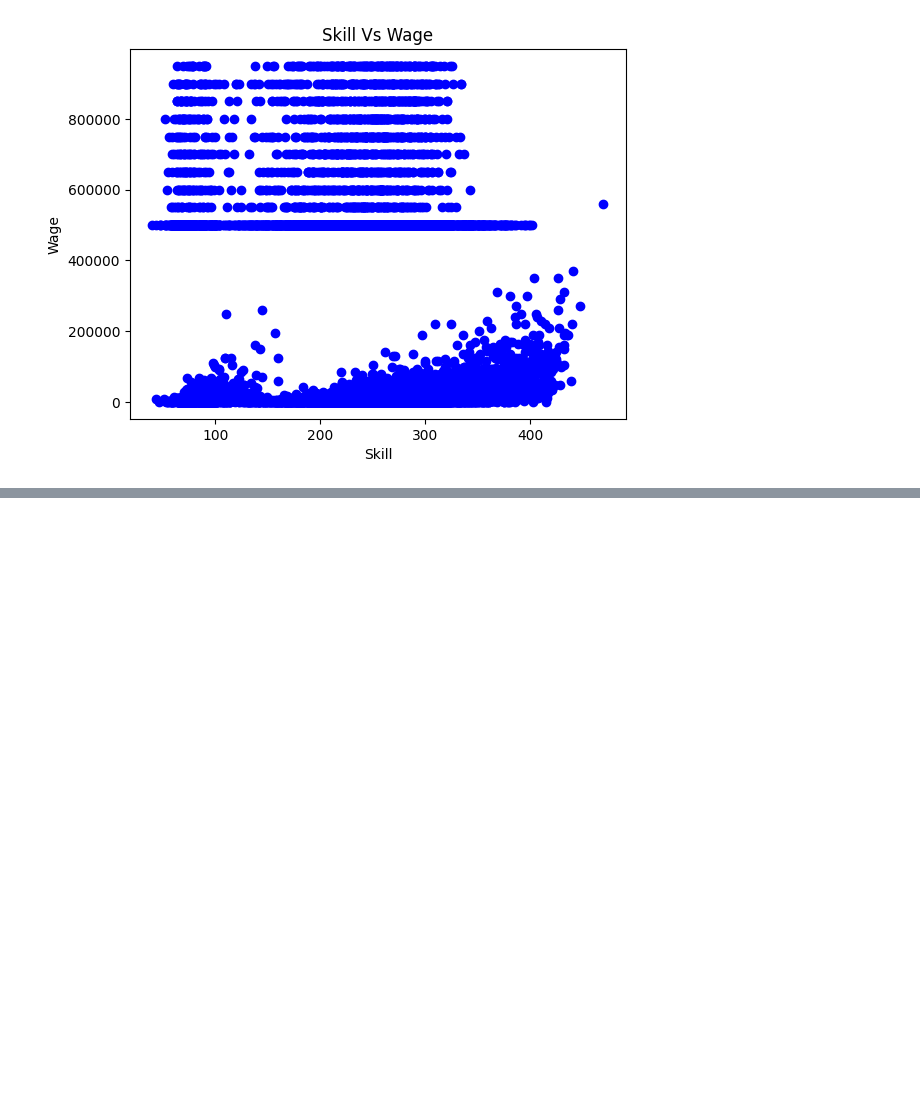
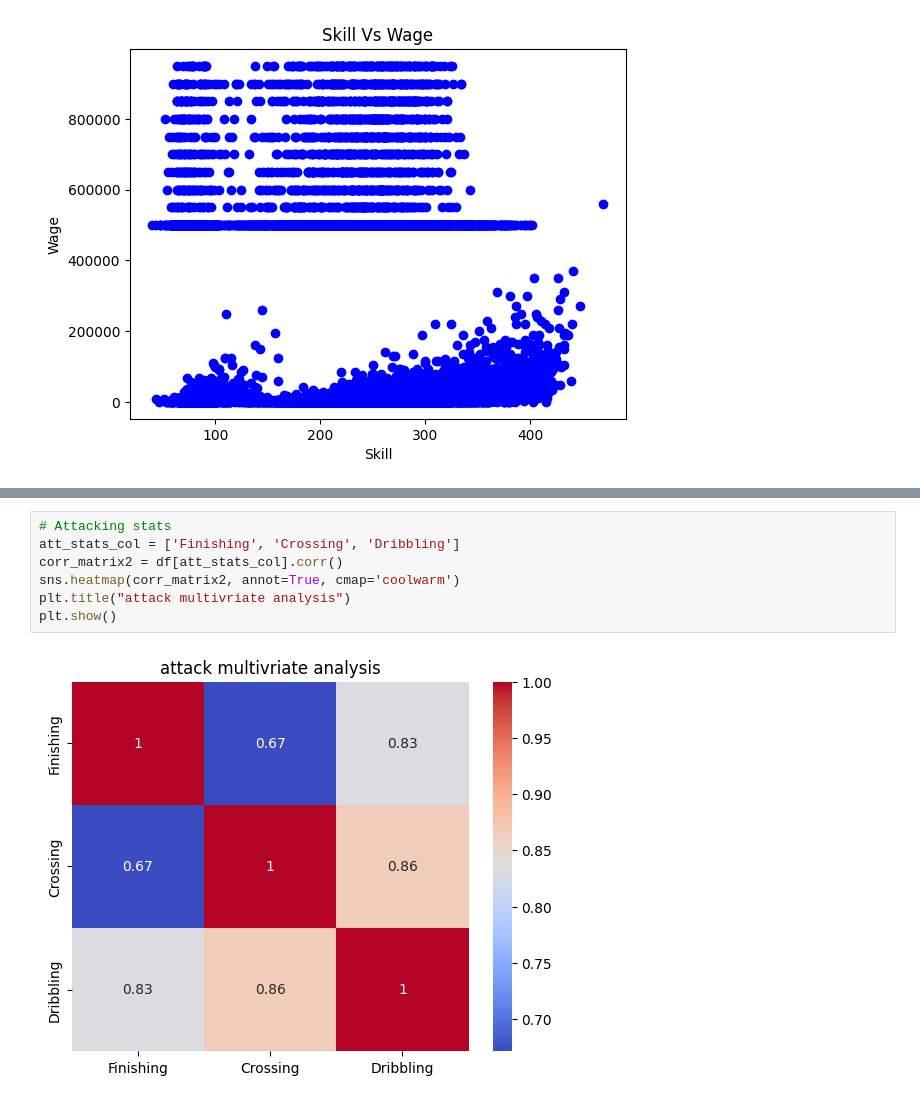
Before and after one commit to ayoub22222222/Data_Cleaning_project, a Jupyter notebook: notebook/fifa21_EDA.ipynb, the cells around one changed output, grey strips where cells are left out. Drawn from its saved outputs; the diff is of its cells as text; blank space fills up the shorter version.

```diff
--- a/notebook/fifa21_EDA.ipynb
+++ b/notebook/fifa21_EDA.ipynb
@@ -452,0 +466,9 @@ plt.show()
+# %%
+# Attacking stats
+att_stats_col = ['Finishing', 'Crossing', 'Dribbling']
+corr_matrix2 = df[att_stats_col].corr()
+sns.heatmap(corr_matrix2, annot=True, cmap='coolwarm')
+plt.title("attack multivriate analysis")
+plt.show()
+# %% [output]
+[figure, added]
```
Also changed, not shown: parts of 3 cells of this notebook, 1 other file.
